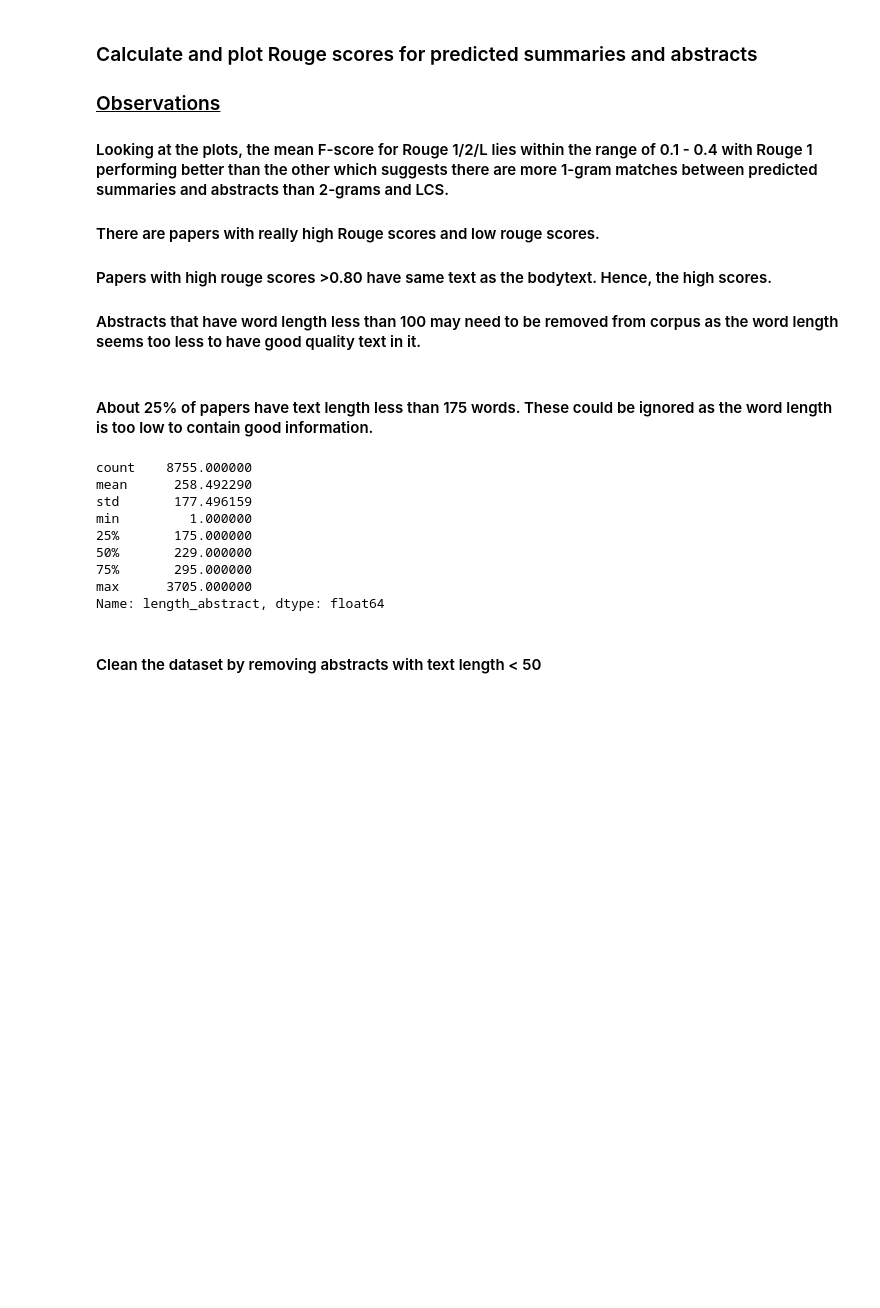
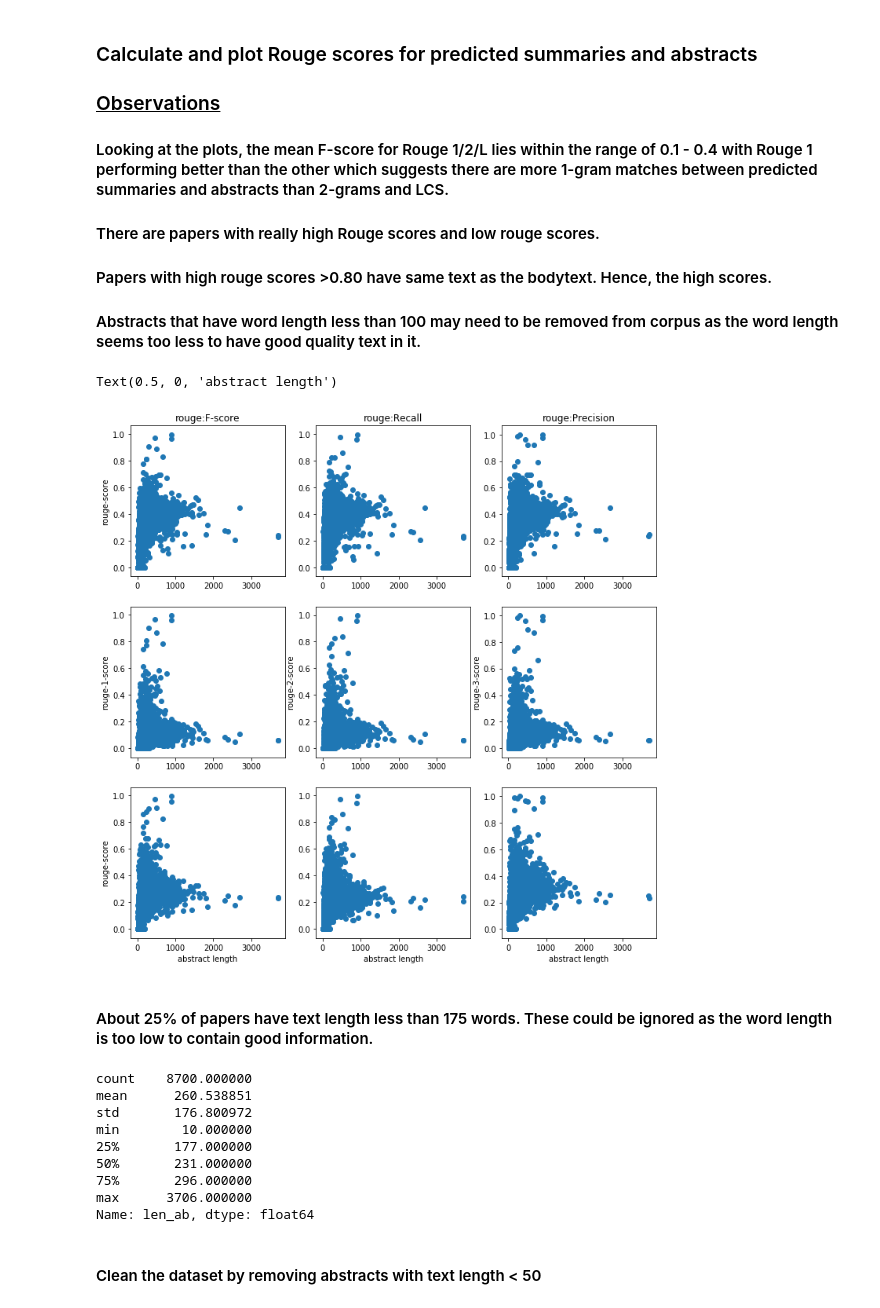
Before and after one commit to Prajakta15Patil/COVID-analysis, a Jupyter notebook: code/covid_analysis.ipynb, the cells around one changed output. Drawn from its saved outputs; the diff is of its cells as text; code cells hidden in the pictures; blank space fills up the shorter version.

```diff
--- a/code/covid_analysis.ipynb
+++ b/code/covid_analysis.ipynb
@@ -99,7 +99,7 @@ data["rouge_l_r"]= data.apply(lambda x: cal_rougescore(x, 'rouge-l', 'r'), axis
 # %%
 plt.figure(figsize = (12,12))
 plt.subplot(3, 3, 1)
-plt.scatter(data.length_abstract, data.rouge_1_f)
+plt.scatter(data.len_ab, data.rouge_1_f)
 #plt.line(data.length_abstract, np.mean(data.rouge_1_f), linestyle = '--')
 plt.title('rouge:F-score')
 plt.ylabel('rouge-score')
@@ -107,66 +107,69 @@ plt.ylabel('rouge-score')
 #plt.xlabel('abstract length')
 
 plt.subplot(3, 3, 2)
-plt.scatter(data.length_abstract, data.rouge_1_r)
+plt.scatter(data.len_ab, data.rouge_1_r)
 plt.title('rouge:Recall')
 #plt.ylabel('rouge-score')
 #plt.xlabel('abstract length')
 
 plt.subplot(3, 3, 3)
-plt.scatter(data.length_abstract, data.rouge_1_p)
+plt.scatter(data.len_ab, data.rouge_1_p)
 plt.title('rouge:Precision')
 #plt.ylabel('rouge-score')
 #plt.xlabel('abstract length')
 
 plt.subplot(3, 3, 4)
-plt.scatter(data.length_abstract, data.rouge_2_f)
+plt.scatter(data.len_ab, data.rouge_2_f)
 #plt.title('rouge-2:F-score')
 plt.ylabel('rouge-1-score')
 #plt.xlabel('abstract length')
 
 plt.subplot(3, 3, 5)
-plt.scatter(data.length_abstract, data.rouge_2_r)
+plt.scatter(data.len_ab, data.rouge_2_r)
 #plt.title('rouge-2:F-score')
 plt.ylabel('rouge-2-score')
 #plt.xlabel('abstract length')
 
 plt.subplot(3, 3, 6)
-plt.scatter(data.length_abstract, data.rouge_2_p)
+plt.scatter(data.len_ab, data.rouge_2_p)
 #plt.title('rouge-3:F-score')
 plt.ylabel('rouge-3-score')
 #plt.xlabel('abstract length')
 
 plt.subplot(3, 3, 7)
-plt.scatter(data.length_abstract, data.rouge_l_f)
+plt.scatter(data.len_ab, data.rouge_l_f)
 #plt.title('rouge-l:F-score')
 plt.ylabel('rouge-score')
 plt.xlabel('abstract length')
 
 plt.subplot(3, 3, 8)
-plt.scatter(data.length_abstract, data.rouge_l_r)
+plt.scatter(data.len_ab, data.rouge_l_r)
 #plt.title('rouge-l:F-score')
 #plt.ylabel('rouge-score')
 plt.xlabel('abstract length')
 
 plt.subplot(3, 3, 9)
-plt.scatter(data.length_abstract, data.rouge_l_p)
+plt.scatter(data.len_ab, data.rouge_l_p)
 #plt.title('rouge-l:F-score')
 #plt.ylabel('rouge-score')
 plt.xlabel('abstract length')
+# %% [output]
+Text(0.5, 0, 'abstract length')
+[figure, added]
 # %% [markdown]
 #### About 25% of papers have text length less than 175 words. These could be ignored as the word length is too low to contain good information.
 # %%
-data.length_abstract.describe()
+data.len_ab.describe()
 # %% [output]
-count    8755.000000
-mean      258.492290
-std       177.496159
-min         1.000000
-25%       175.000000
-50%       229.000000
-75%       295.000000
-max      3705.000000
-Name: length_abstract, dtype: float64
+count    8700.000000
+mean      260.538851
+std       176.800972
+min        10.000000
+25%       177.000000
+50%       231.000000
+75%       296.000000
+max      3706.000000
+Name: len_ab, dtype: float64
 # %% [markdown]
 #### Clean the dataset by removing abstracts with text length < 50
 # %%
```
Also changed, not shown: parts of 10 cells of this notebook, 1 other file.
